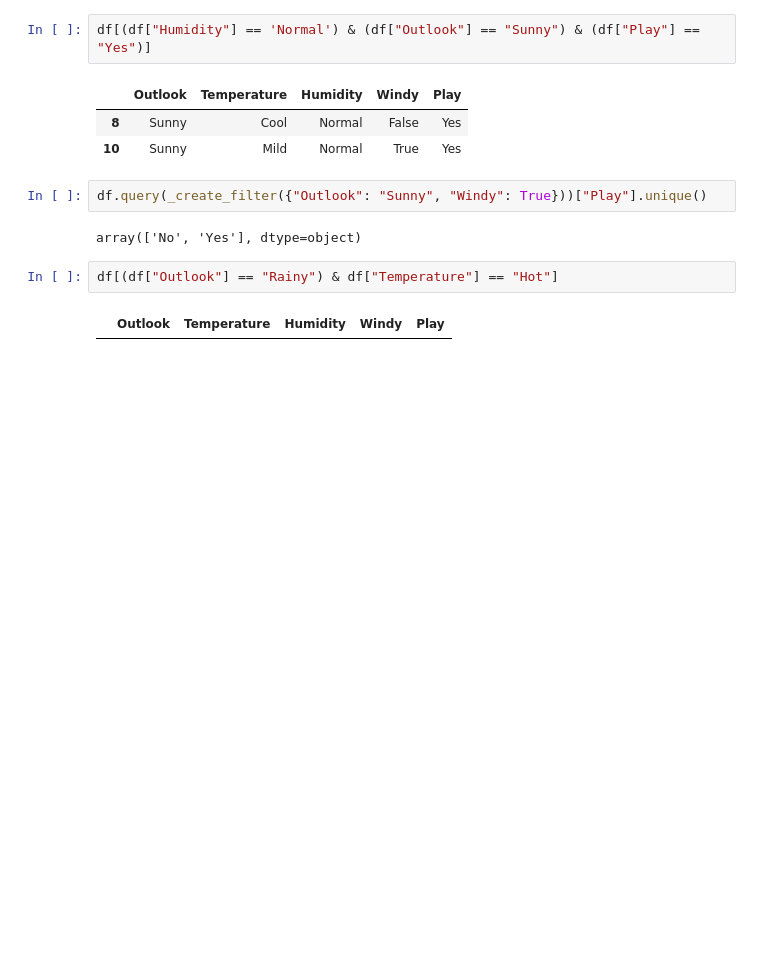
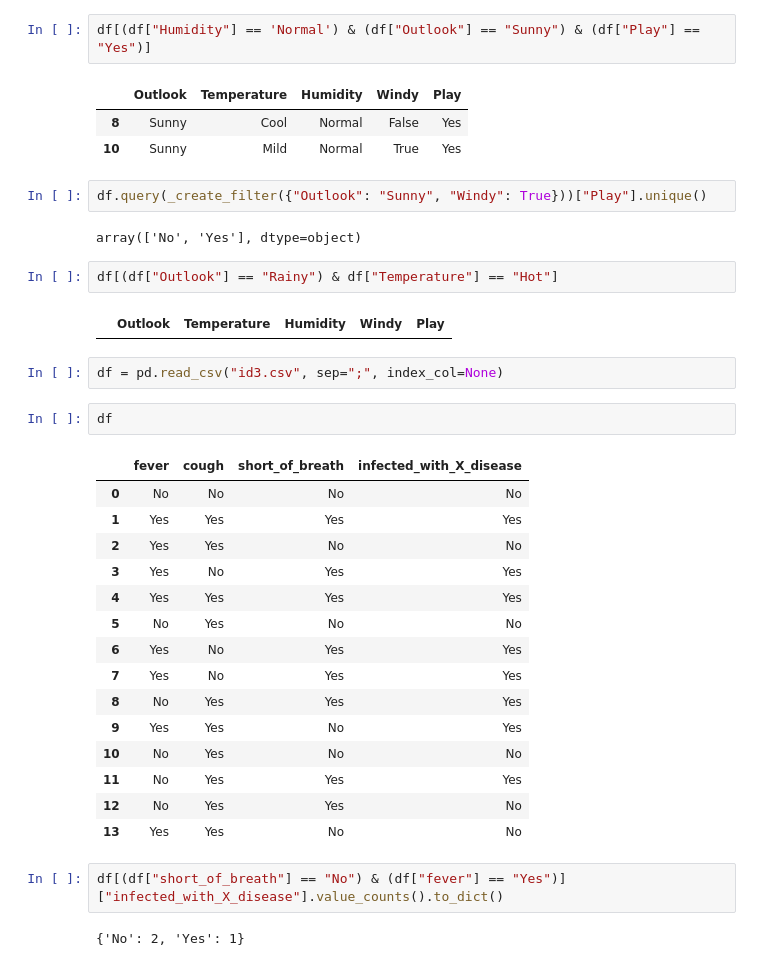
Before and after one commit to cyoq/decision-tree, a Jupyter notebook: notebook.ipynb, the cells around one changed output. Saved outputs shown, nothing was run; the diff lists cells and outputs as text; blank space fills up the shorter version.

```diff
--- a/notebook.ipynb
+++ b/notebook.ipynb
@@ -319,3 +319,27 @@ array(['No', 'Yes'], dtype=object)
 df[(df["Outlook"] == "Rainy") & df["Temperature"] == "Hot"]
 # %% [output]
 |  | Outlook | Temperature | Humidity | Windy | Play |
+# %%
+df = pd.read_csv("id3.csv", sep=";", index_col=None)
+# %%
+df
+# %% [output]
+|  | fever | cough | short_of_breath | infected_with_X_disease |
+| 0 | No | No | No | No |
+| 1 | Yes | Yes | Yes | Yes |
+| 2 | Yes | Yes | No | No |
+| 3 | Yes | No | Yes | Yes |
+| 4 | Yes | Yes | Yes | Yes |
+| 5 | No | Yes | No | No |
+| 6 | Yes | No | Yes | Yes |
+| 7 | Yes | No | Yes | Yes |
+| 8 | No | Yes | Yes | Yes |
+| 9 | Yes | Yes | No | Yes |
+| 10 | No | Yes | No | No |
+| 11 | No | Yes | Yes | Yes |
+| 12 | No | Yes | Yes | No |
+| 13 | Yes | Yes | No | No |
+# %%
+df[(df["short_of_breath"] == "No") & (df["fever"] == "Yes")]["infected_with_X_disease"].value_counts().to_dict()
+# %% [output]
+{'No': 2, 'Yes': 1}
```
